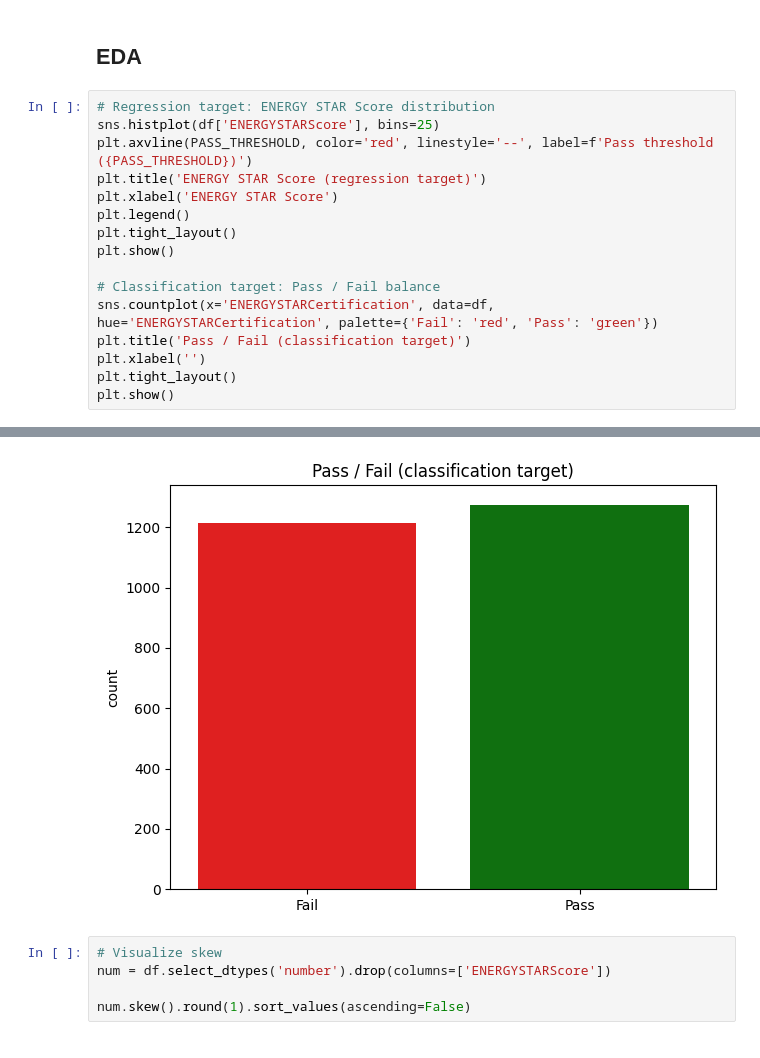
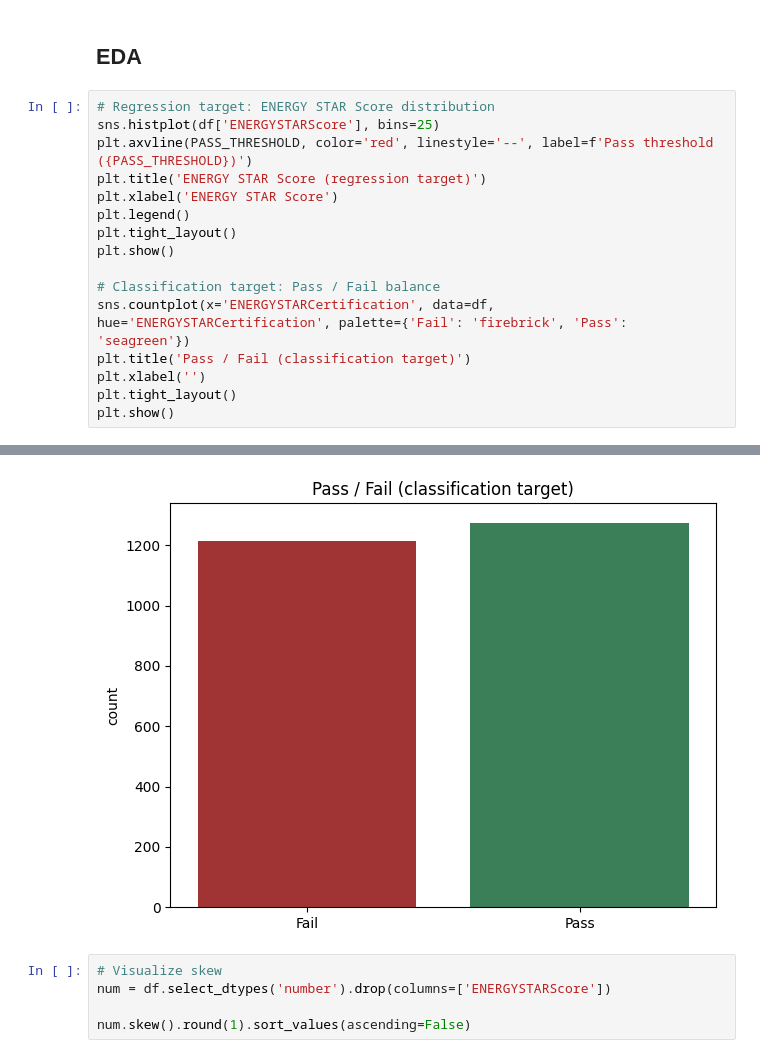
Before and after one commit to mjava/IE7275-Project, a Jupyter notebook: building_energy_predictive_modelling.ipynb, the cells around one changed output, grey strips where cells are left out. Drawn from its saved outputs; the diff is of its cells as text.

```diff
--- a/building_energy_predictive_modelling.ipynb
+++ b/building_energy_predictive_modelling.ipynb
@@ -306,22 +306,22 @@ Name: proportion, dtype: float64
 # %%
 # Regression target: ENERGY STAR Score distribution
 sns.histplot(df['ENERGYSTARScore'], bins=25)
 plt.axvline(PASS_THRESHOLD, color='red', linestyle='--', label=f'Pass threshold ({PASS_THRESHOLD})')
 plt.title('ENERGY STAR Score (regression target)')
 plt.xlabel('ENERGY STAR Score')
 plt.legend()
 plt.tight_layout()
 plt.show()
 
 # Classification target: Pass / Fail balance
-sns.countplot(x='ENERGYSTARCertification', data=df, hue='ENERGYSTARCertification', palette={'Fail': 'red', 'Pass': 'green'})
+sns.countplot(x='ENERGYSTARCertification', data=df, hue='ENERGYSTARCertification', palette={'Fail': 'firebrick', 'Pass': 'seagreen'})
 plt.title('Pass / Fail (classification target)')
 plt.xlabel('')
 plt.tight_layout()
 plt.show()
 # %% [output]
 [figure]
-[figure, old version]
+[figure, new version]
 # %%
 # Visualize skew
 num = df.select_dtypes('number').drop(columns=['ENERGYSTARScore'])
```
Also changed, not shown: parts of 20 cells of this notebook.
